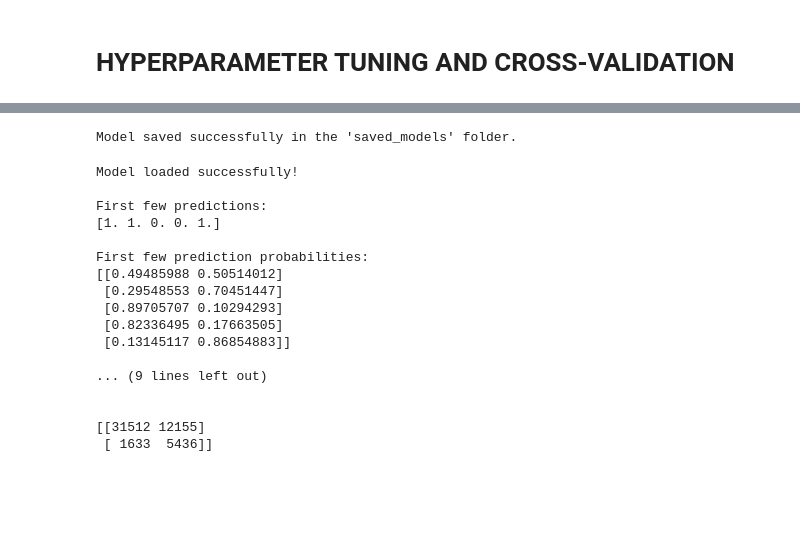
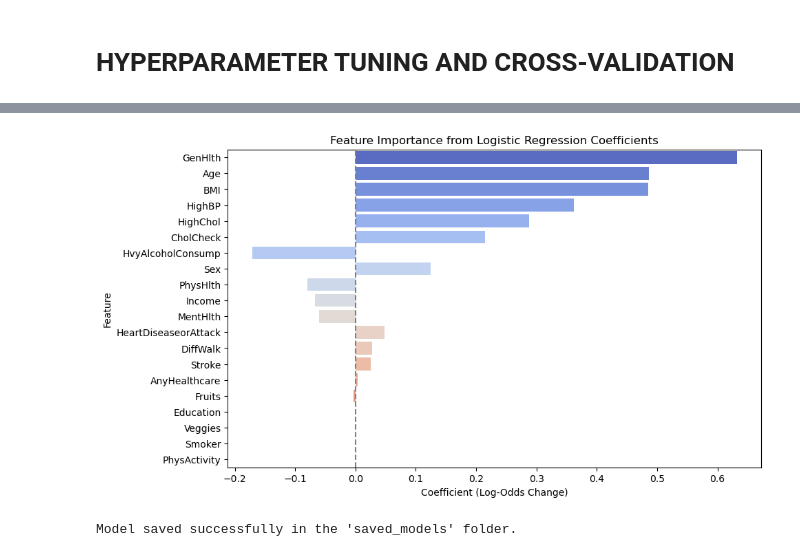
Before and after one commit to Niklauzi/cdc-diabetes-classification, a Jupyter notebook: CDC Diabetes Binary Prediction.ipynb, the cells around one changed output, grey strips where cells are left out. Cells and saved outputs as stored; diff of their text form; code cells hidden in the pictures; blank space fills up the shorter version.

```diff
--- a/CDC Diabetes Binary Prediction.ipynb
+++ b/CDC Diabetes Binary Prediction.ipynb
@@ -790,3 +800,25 @@ weighted avg       0.86      0.73      0.77     50736
+# %%
+coefficients = loaded_model.coef_[0]
+features = X.columns
+
+# Create a DataFrame for visualization
+coef_df = pd.DataFrame({
+    'Feature': features,
+    'Coefficient': coefficients
+})
+coef_df['Abs_Coefficient'] = coef_df['Coefficient'].abs()
+coef_df = coef_df.sort_values('Abs_Coefficient', ascending=False)
+
+# Plot a horizontal bar chart for feature importances
+plt.figure(figsize=(10, 6))
+sns.barplot(x='Coefficient', y='Feature', data=coef_df, palette='coolwarm')
+plt.title('Feature Importance from Logistic Regression Coefficients')
+plt.xlabel('Coefficient (Log-Odds Change)')
+plt.ylabel('Feature')
+plt.axvline(0, color='gray', linestyle='--')
+plt.show()
+# %% [output]
+[figure, added]
 # %%
 # Saving The Models
 import os
@@ -805,51 +837,3 @@ with open(os.path.join(save_folder, "diabetes_prediction.pkl"), "wb") as file:
 print(f"Model saved successfully in the '{save_folder}' folder.\n")
 # %% [output]
 Model saved successfully in the 'saved_models' folder.
-# %%
-import pickle
-import os
-
-# Load the saved model
-save_folder = "saved_models/"  # Replace with your actual folder path
-model_path = os.path.join(save_folder, "best_logistic_regression.pkl")
-
-with open(model_path, "rb") as file:
-    loaded_model = pickle.load(file)
-
-print("Model loaded successfully!")
-
-# Make predictions
-# Assuming you have your X_test data ready
-predictions = loaded_model.predict(X_test)
-probabilities = loaded_model.predict_proba(X_test)
-
-# Print some example predictions
-print("\nFirst few predictions:")
-print(predictions[:5])
-print("\nFirst few prediction probabilities:")
-print(probabilities[:5])
-
-# You can also evaluate the model
-from sklearn.metrics import classification_report
-print("\nClassification Report:")
-print(classification_report(y_test, predictions))
-print()
-print(confusion_matrix(y_test, predictions))
-# %% [output]
-Model loaded successfully!
-
-First few predictions:
-[1. 1. 0. 0. 1.]
-
-First few prediction probabilities:
-[[0.49485988 0.50514012]
- [0.29548553 0.70451447]
- [0.89705707 0.10294293]
- [0.82336495 0.17663505]
- [0.13145117 0.86854883]]
-
-... (9 lines left out)
-
-
-[[31512 12155]
- [ 1633  5436]]
```
Also changed, not shown: parts of 30 cells of this notebook, 5 other files.
